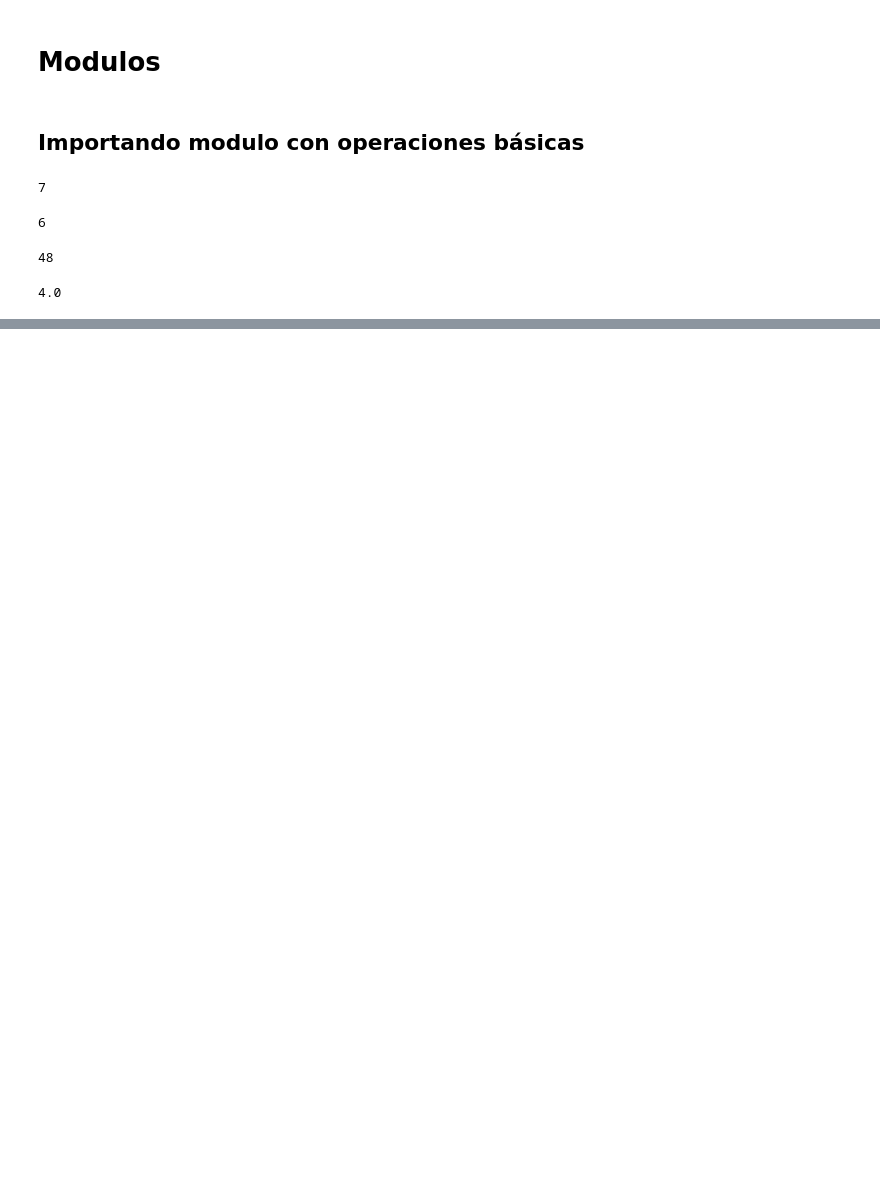
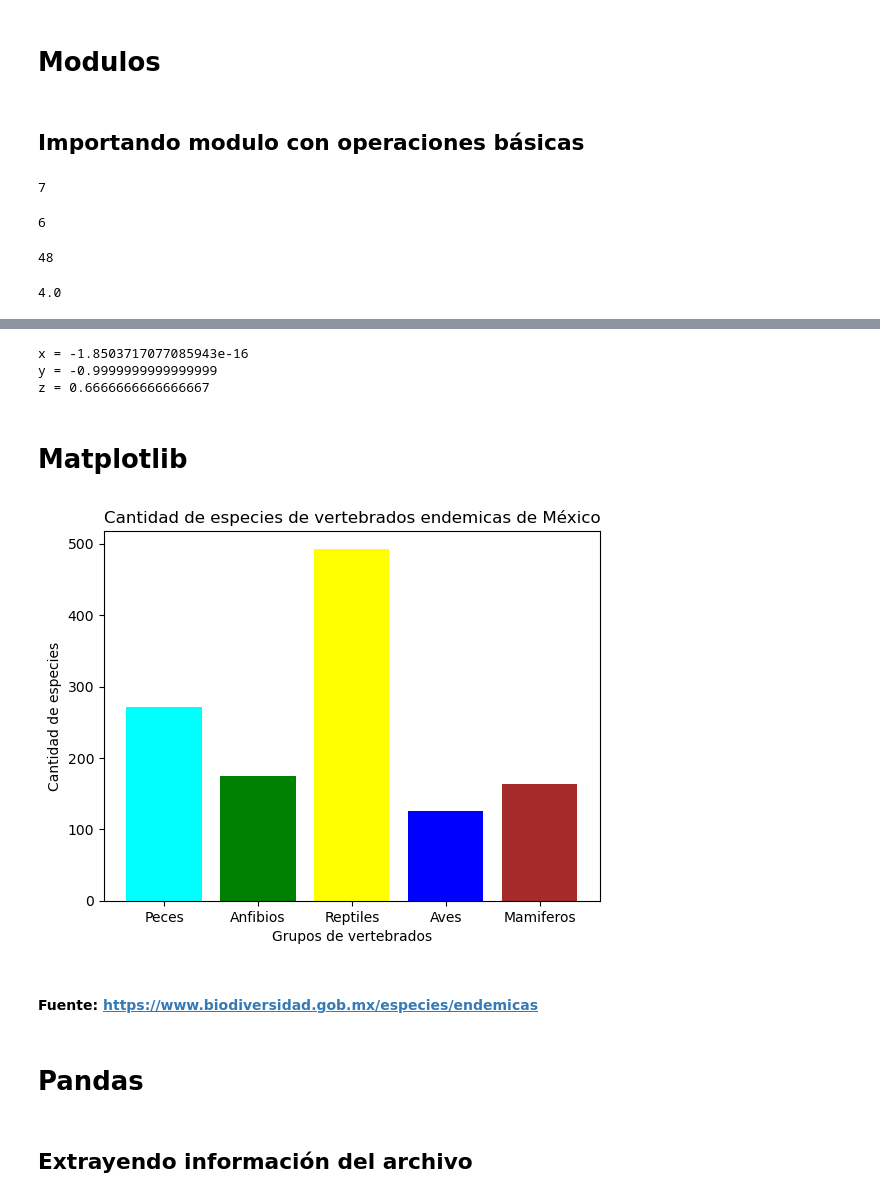
Before and after one commit to P4bloSanchez/ProyectoPythonAvanzado, a Jupyter notebook: ProyectoPythonAvanzado/Cuaderno Principal.ipynb, the cells around one changed output, grey strips where cells are left out. Cells and saved outputs as stored; diff of their text form; code cells hidden in the pictures; blank space fills up the shorter version.

```diff
--- a/ProyectoPythonAvanzado/Cuaderno Principal.ipynb
+++ b/ProyectoPythonAvanzado/Cuaderno Principal.ipynb
@@ -22,0 +119,10 @@ mt.division(100,25)
+# %%
+print(f'x = {x[0]}')
+print(f'y = {x[1]}')
+print(f'z = {x[2]}')
+# %% [output]
+x = -1.8503717077085943e-16
+y = -0.9999999999999999
+z = 0.6666666666666667
+# %% [markdown]
+# Matplotlib
@@ -22,0 +131,17 @@ mt.division(100,25)
+# %%
+especies = ['Peces','Anfibios','Reptiles','Aves','Mamiferos']
+cantidad = [271,174,493,125,164]
+colores = ['cyan','green','yellow','blue','brown']
+plt.bar(especies,cantidad, color = colores)
+plt.xlabel('Grupos de vertebrados')
+plt.ylabel('Cantidad de especies')
+plt.title('Cantidad de especies de vertebrados endemicas de México')
+plt.show()
+# %% [output]
+[figure, added]
+# %% [markdown]
+#### Fuente: https://www.biodiversidad.gob.mx/especies/endemicas
+# %% [markdown]
+# Pandas
+# %% [markdown]
+## Extrayendo información del archivo
```
Also changed, not shown: parts of 51 cells of this notebook.
